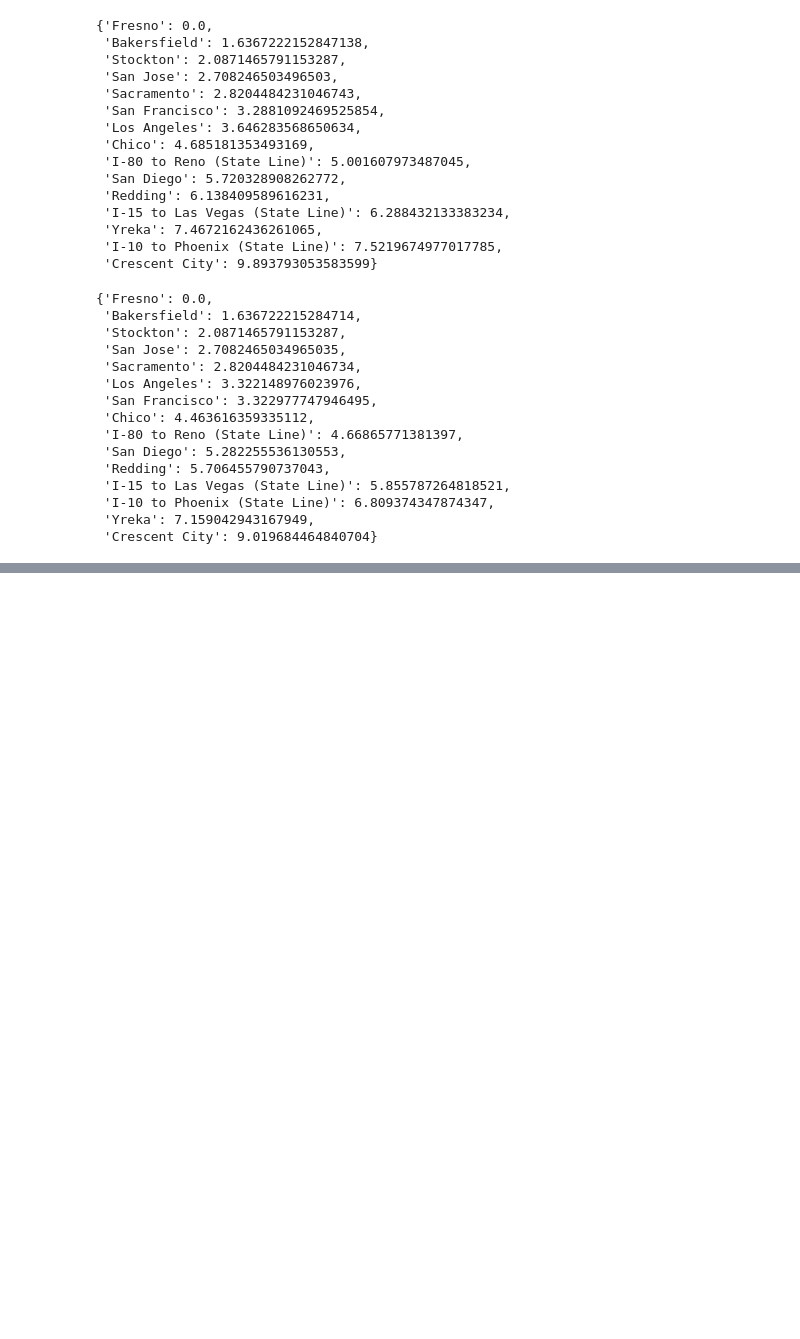
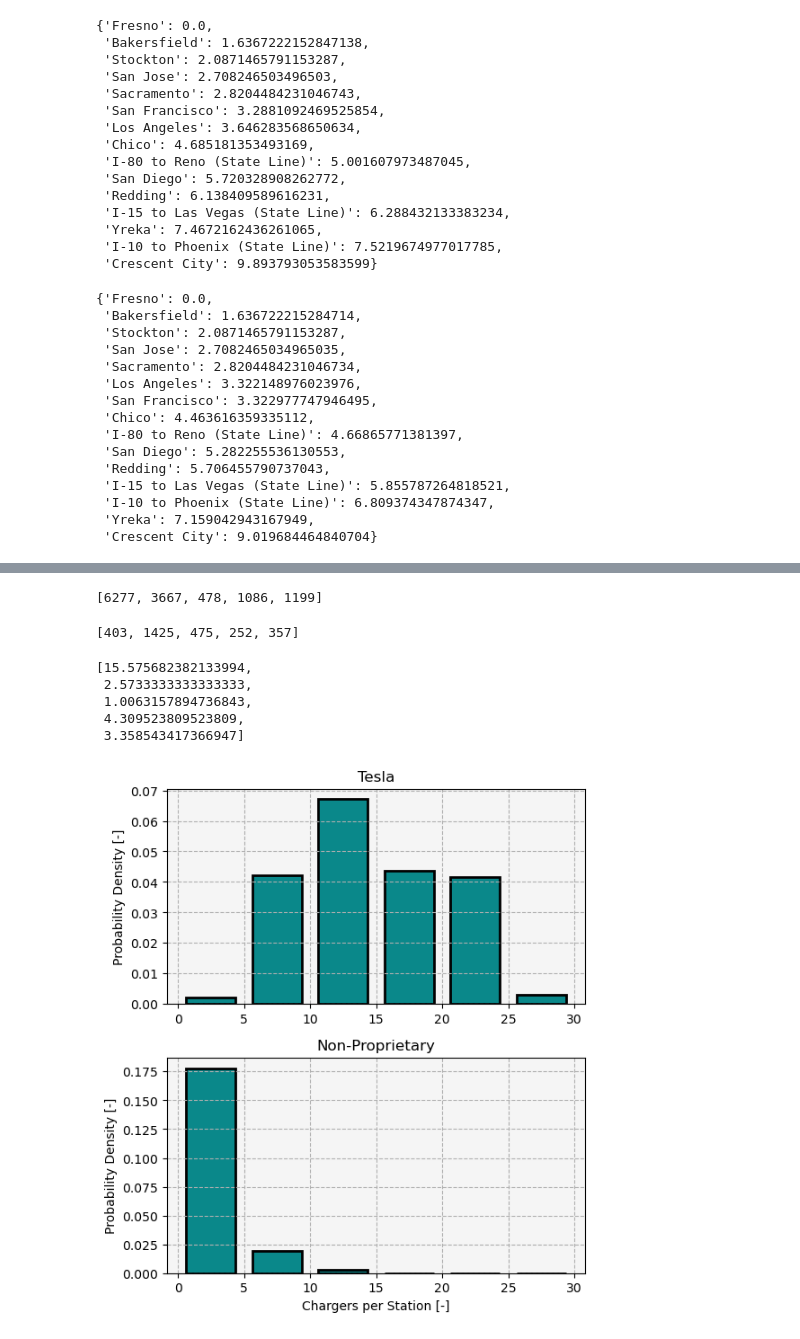
Before and after one commit to airabino/charger_network_analysis, a Jupyter notebook: Scenarios.ipynb, the cells around one changed output, grey strips where cells are left out. Saved outputs shown, nothing was run; the diff lists cells and outputs as text; code cells hidden in the pictures; blank space fills up the shorter version.

```diff
--- a/Scenarios.ipynb
+++ b/Scenarios.ipynb
@@ -126,0 +328,5 @@ path_values_avg = icev[1]
+# %%
+# Graph containing DC chargers
+
+with open('Data/AFDC/evse_stations.json', 'r') as file:
+    evse = json.load(file)
@@ -126,0 +348,2 @@ path_values_avg = icev[1]
+# %%
+df_stations = pd.DataFrame.from_dict(stations_raw)
@@ -126,0 +360,64 @@ path_values_avg = icev[1]
+# %%
+df_s_t = df_stations[df_stations['ev_network'] == 'Tesla']
+df_s_np = df_stations[df_stations['ev_network'] != 'Tesla']
+df_s_np = df_s_np[df_s_np['ev_network'] != 'RIVIAN_ADVENTURE']
+df_s_cp = df_stations[df_stations['ev_network'] == 'ChargePoint Network']
+df_s_ea = df_stations[df_stations['ev_network'] == 'Electrify America']
+df_s_ev = df_stations[df_stations['ev_network'] == 'eVgo Network']
+
+df_n = [df_s_t, df_s_np, df_s_cp, df_s_ea, df_s_ev]
+# %%
+[df['ev_dc_fast_num'].sum() for df in df_n]
+# %% [output]
+[6277, 3667, 478, 1086, 1199]
+# %%
+[df.shape[0] for df in df_n]
+# %% [output]
+[403, 1425, 475, 252, 357]
+# %%
+[df['ev_dc_fast_num'].sum() / df.shape[0] for df in df_n]
+# %% [output]
+[15.575682382133994,
+ 2.5733333333333333,
+ 1.0063157894736843,
+ 4.309523809523809,
+ 3.358543417366947]
+# %%
+cp_p_s = [df['ev_dc_fast_num'] for df in df_n][:2]
+
+bins = np.arange(0, 35, 5)
+
+kwargs = {
+    'rwidth': .75,
+    'density': True,
+    'bins': bins,
+    'fc': 'xkcd:dark cyan',
+    'ec': 'k',
+    'lw': 2,
+}
+
+fig, ax = plt.subplots(2, 1, figsize = (6, 7), gridspec_kw = {'hspace': .25})
+
+ax[0].hist(cp_p_s[0], **kwargs)
+
+ax[0].set(**{
+    'facecolor': 'whitesmoke',
+    'title': 'Tesla',
+    # 'xlabel': 'Chargers per Station [-]',
+    'ylabel': 'Probability Density [-]',
+})
+ax[0].grid(**{'ls': '--'})
+
+ax[1].hist(cp_p_s[1], **kwargs)
+
+ax[1].set(**{
+    'facecolor': 'whitesmoke',
+    'title': 'Non-Proprietary',
+    'xlabel': 'Chargers per Station [-]',
+    'ylabel': 'Probability Density [-]',
+})
+ax[1].grid(**{'ls': '--'})
+
+fig.savefig('Paper/figs/California_Charger_Network_Histograms.png', bbox_inches = 'tight', dpi = 300)
+# %% [output]
+[figure, added]
```
Also changed, not shown: parts of 22 cells of this notebook, 23 other files.
